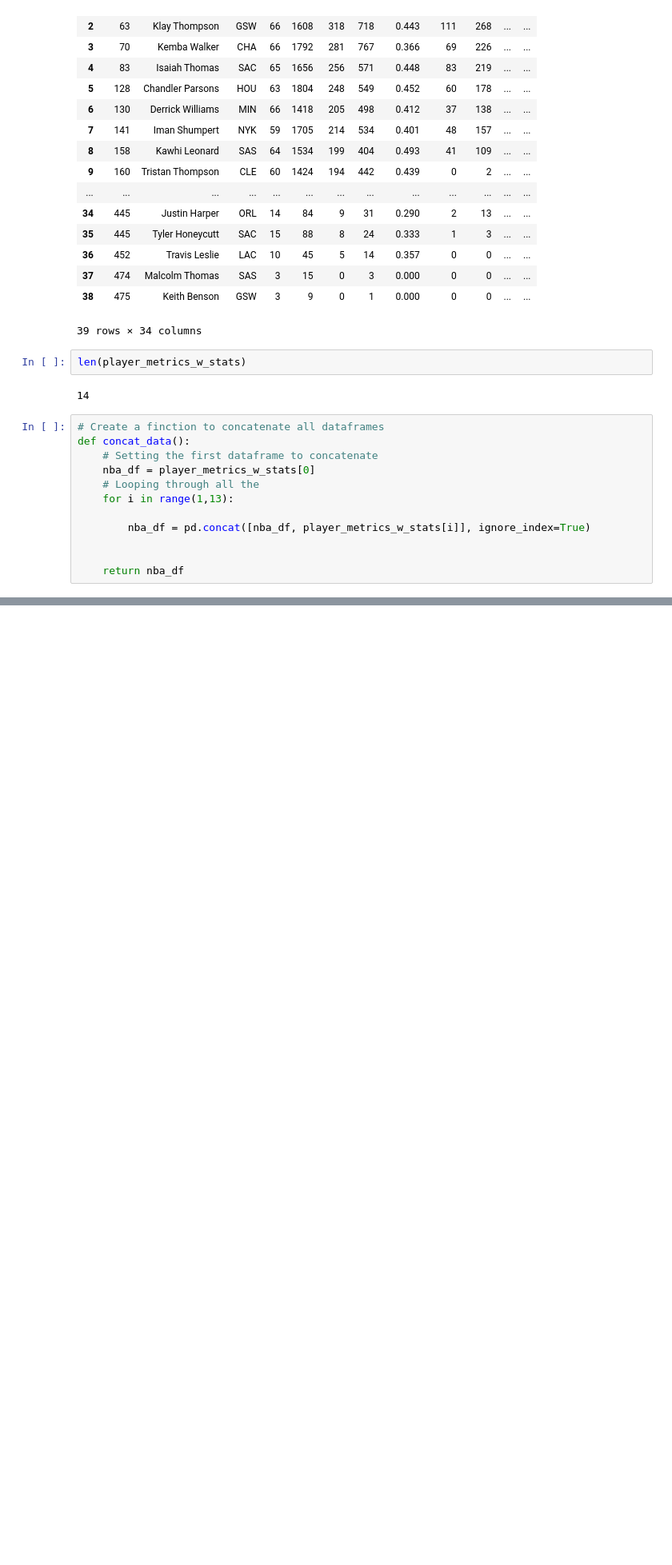
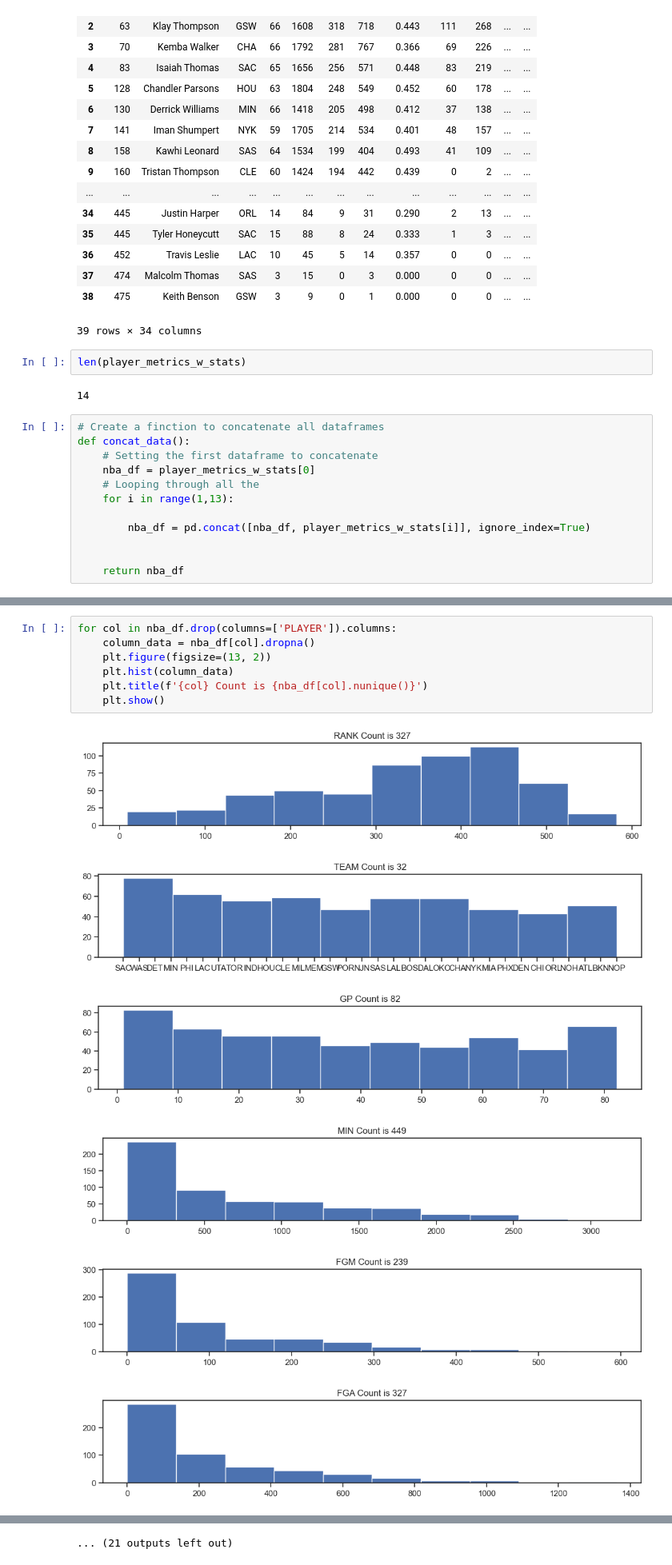
Before and after one commit to mannievilla/NBA-Draft-Selections, a Jupyter notebook: NBA_webscrape.ipynb, the cells around one changed output, grey strips where cells are left out. Shown at 80% size. Saved outputs shown, nothing was run; the diff lists cells and outputs as text; blank space fills up the shorter version.

```diff
--- a/NBA_webscrape.ipynb
+++ b/NBA_webscrape.ipynb
@@ -1129,0 +1177,14 @@ concat_data()
+# %%
+for col in nba_df.drop(columns=['PLAYER']).columns:
+    column_data = nba_df[col].dropna()
+    plt.figure(figsize=(13, 2))
+    plt.hist(column_data)
+    plt.title(f'{col} Count is {nba_df[col].nunique()}')
+    plt.show()
+# %% [output]
+[figure, added]
+[figure, added]
+[figure, added]
+[figure, added]
+[figure, added]
+[figure, added]
@@ -1129,0 +1197 @@ concat_data()
+... (21 outputs left out)
```
Also changed, not shown: parts of 10 cells of this notebook.
